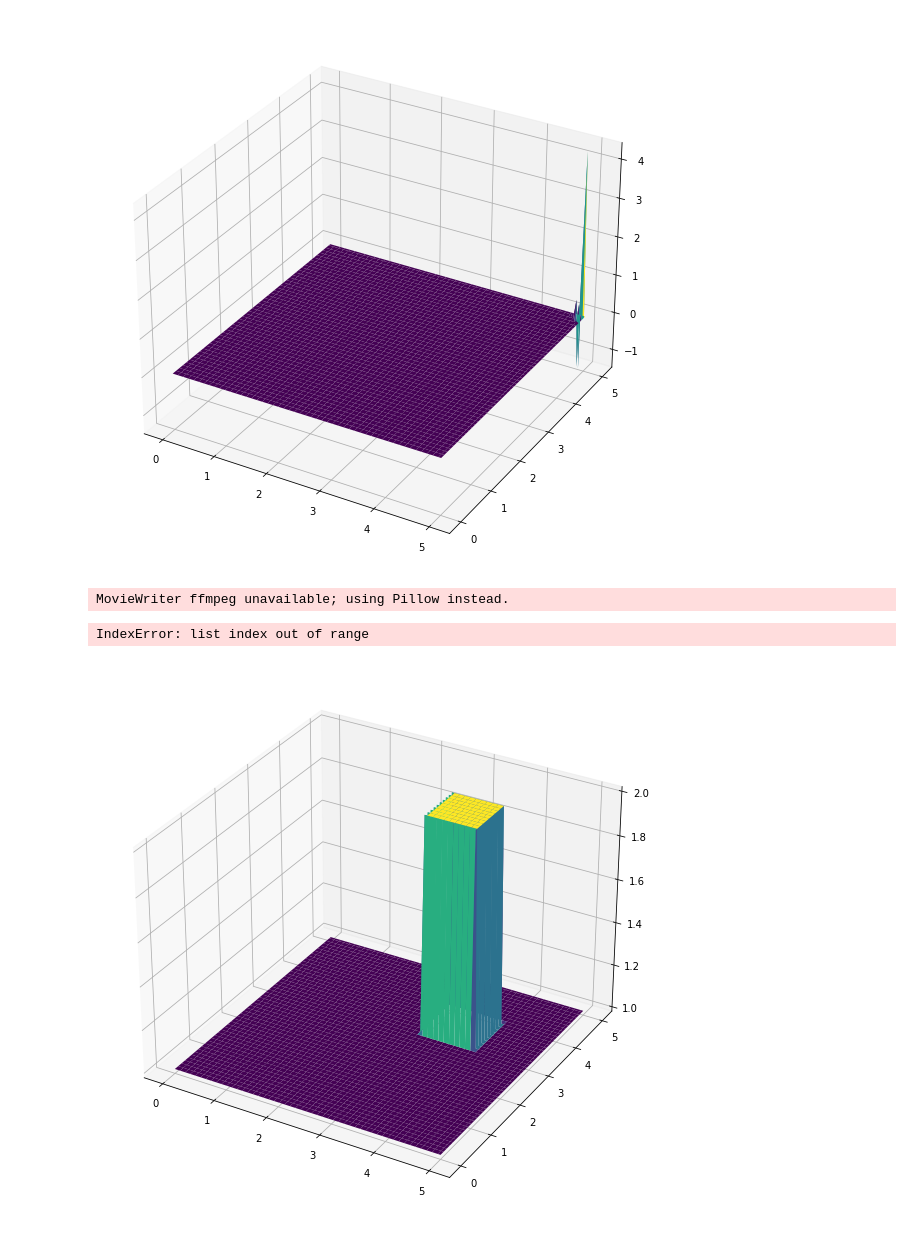
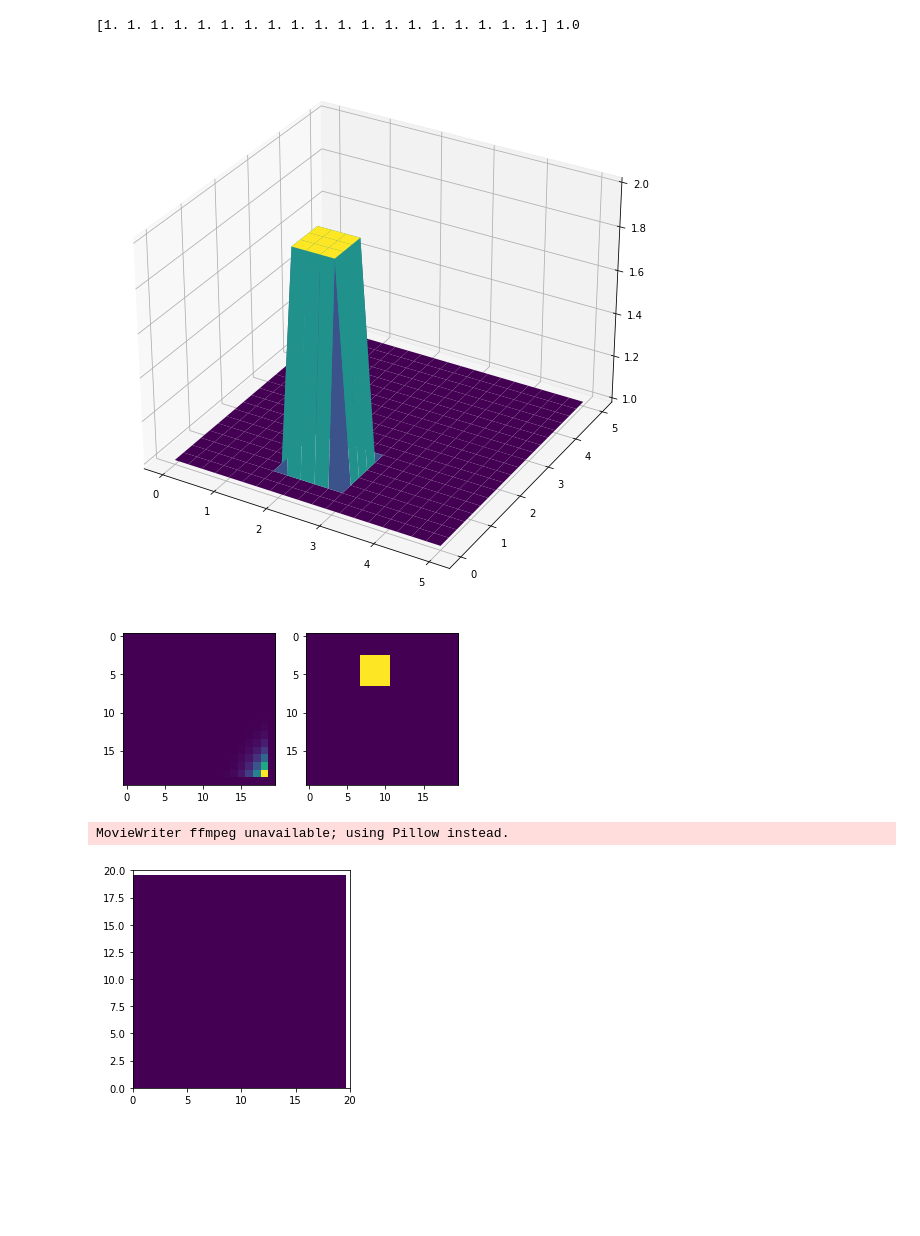
Before and after one commit to sushiTonpai/CFDsim2D, a Jupyter notebook: 2d convection.ipynb, the cells around one changed output. Saved outputs shown, nothing was run; the diff lists cells and outputs as text; code cells hidden in the pictures; blank space fills up the shorter version.

```diff
--- a/2d convection.ipynb
+++ b/2d convection.ipynb
@@ -49,52 +67,65 @@ surf = ax.plot_surface(X, Y, u0[:], cmap=cm.viridis)
 # %%
+#init
+u0 = u_init.copy()
+
 # finite difference
-for _ in range(nt):
+for _ in range(0):
     u = u0.copy()
     u = np.array(u)
     for i in range(1, nx-1):
         for j in range(1, ny-1):
             u0[i, j] = (u[i,j] - c*(dt/dx)*(u[i,j] - u[i-1,j]) - c*(dt/dy)*(u[i,j] - u[i,j-1]))
 
+
+
+
+
 fig = plt.figure(figsize=(10,10))
 ax = fig.add_subplot(projection='3d')
 X, Y = np.meshgrid(xs, ys)
 surf = ax.plot_surface(X, Y, u0[:], cmap=cm.viridis)
+
+print(u0[1:,0],u0[1,0])
 # %% [output]
+[1. 1. 1. 1. 1. 1. 1. 1. 1. 1. 1. 1. 1. 1. 1. 1. 1. 1. 1.] 1.0
-[figure, old version]
+[figure, new version]
+# %%
+u0 = u_init.copy()
+
+for _ in range(nt):
+    u = u0.copy()
+    u = np.array(u)
+    for i in range(1, nx-1):
+        for j in range(1, ny-1):
+            u0[i, j] = (u[i,j] - c*(dt/dx)*(u[i,j] - u[i-1,j]) - c*(dt/dy)*(u[i,j] - u[i,j-1]))
+
+
+plt.subplot(1,2,1)
+plt.imshow(u0)
+plt.subplot(1,2,2)
+plt.imshow(u_init)
+plt.show()
+# %% [output]
+[figure, added]
 # %%
 # animate
 # init
+u0 = u_init.copy()
 
-u0 = np.zeros((ny, nx))
-u0[:] = 1
-u0[int(3/dy):int(4/dy), int(3/dx):int(4/dx)] = 2
+fig, ax = plt.subplots()
+ax = plt.axes(xlim=(0, nx), ylim=(0, ny))
+line = plt.imshow(u0)
+def animate(frames):
+    u = u0.copy()
+    u = np.array(u)
+    for i in range(1, nx-1):
+        for j in range(1, ny-1):
+            u0[i, j] = (u[i,j] - c*(dt/dx)*(u[i,j] - u[i-1,j]) - c*(dt/dy)*(u[i,j] - u[i,j-1]))
+    line.set_data(u)
+    return line
 
-
-fig = plt.figure(figsize=(10,10))
-ax = fig.add_subplot(projection='3d')
-X, Y = np.meshgrid(xs, ys)
-surf = ax.plot_surface(X, Y, u0[:], cmap=cm.viridis)
-
-def init():
-    line.set_data([],[])
-    return (line,)
-
-def animate(frames):
-    xs = np.linspace(0,x_max,nx)
-    u = u0.copy()
-    for _ in range(nt):
-        u = u0.copy()
-        u = np.array(u)
-        for i in range(1, nx-1):
-            for j in range(1, ny-1):
-                u0[i, j] = (u[i,j] - c*(dt/dx)*(u[i,j] - u[i-1,j]) - c*(dt/dy)*(u[i,j] - u[i,j-1]))
-    line.set_data(xs,u)
-    return line,
-anim = animation.FuncAnimation(fig, animate, init_func=init,
-                               frames=nt)
-anim.save('diffusion 1d.gif', fps = 20)
-plt.show
+anim = animation.FuncAnimation(fig, animate, frames=nt, repeat=True)
+anim.save('2d convection.gif', fps = 20)
 # %% [output]
 MovieWriter ffmpeg unavailable; using Pillow instead.
-IndexError: list index out of range
-[figure, old version]
+[figure, new version]
```
Also changed, not shown: parts of 2 cells of this notebook, 3 other files.
